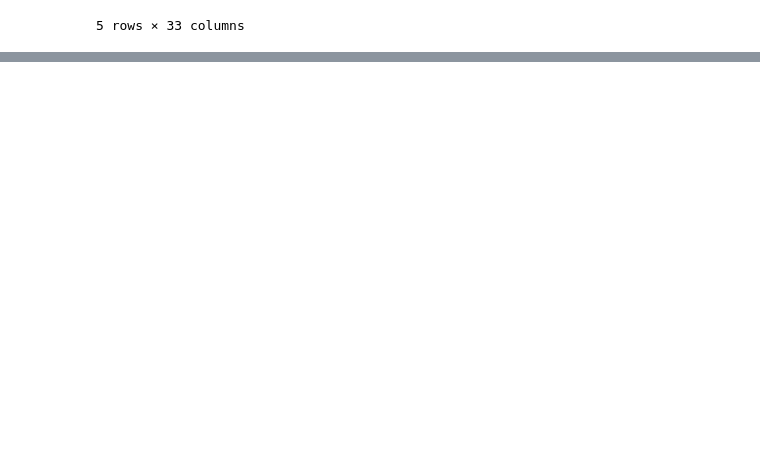
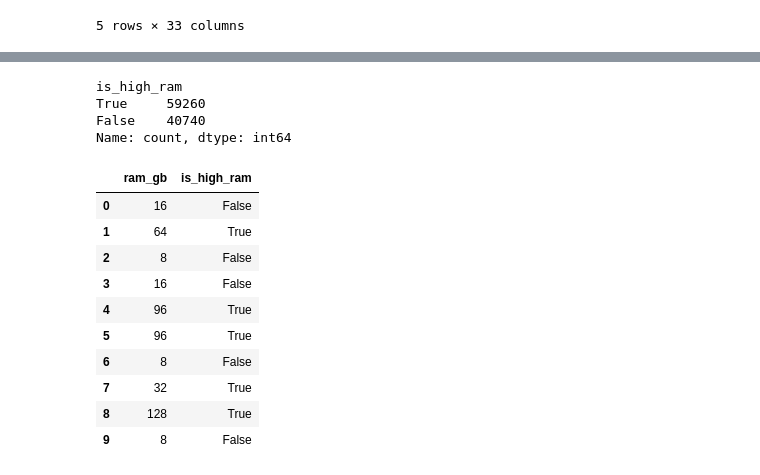
Before and after one commit to ATMD4/AnaliseDados, a Jupyter notebook: ADVD.ipynb, the cells around one changed output, grey strips where cells are left out. Drawn from its saved outputs; the diff is of its cells as text; code cells hidden in the pictures; blank space fills up the shorter version.

```diff
--- a/ADVD.ipynb
+++ b/ADVD.ipynb
@@ -223,0 +235,5 @@ Name: count, dtype: int64
+# %%
+# ver quantos registos têm informação de display
+df["has_display_info"] = df["display_size_in"].notna() & (df["display_size_in"] > 0)
+
+df["has_display_info"].value_counts()
@@ -225,0 +267,4 @@ Name: count, dtype: int64
+# %%
+df["has_battery"] = df["battery_wh"] > 0
+
+df["has_battery"].value_counts()
@@ -225,0 +293,10 @@ Name: count, dtype: int64
+# %%
+# Transformação 2: idade do equipamento em anos
+
+# usar o ano mais recente do dataset como referência
+ano_ref = datetime.now().year
+print("Ano de referência:", ano_ref)
+
+df["age_years"] = ano_ref - df["release_year"]
+
+df[["release_year", "age_years"]].head()
@@ -225,0 +317,25 @@ Name: count, dtype: int64
+# %%
+# Transformação 3: indicador de muita RAM
+
+df["is_high_ram"] = df["ram_gb"] > 16
+
+df["is_high_ram"].value_counts()
+# %% [output]
+is_high_ram
+True     59260
+False    40740
+Name: count, dtype: int64
+# %%
+df[["ram_gb", "is_high_ram"]].head(10)
+# %% [output]
+|  | ram_gb | is_high_ram |
+| 0 | 16 | False |
+| 1 | 64 | True |
+| 2 | 8 | False |
+| 3 | 16 | False |
+| 4 | 96 | True |
+| 5 | 96 | True |
+| 6 | 8 | False |
+| 7 | 32 | True |
+| 8 | 128 | True |
+| 9 | 8 | False |
```
Also changed, not shown: parts of 57 cells of this notebook, 1 other file.
